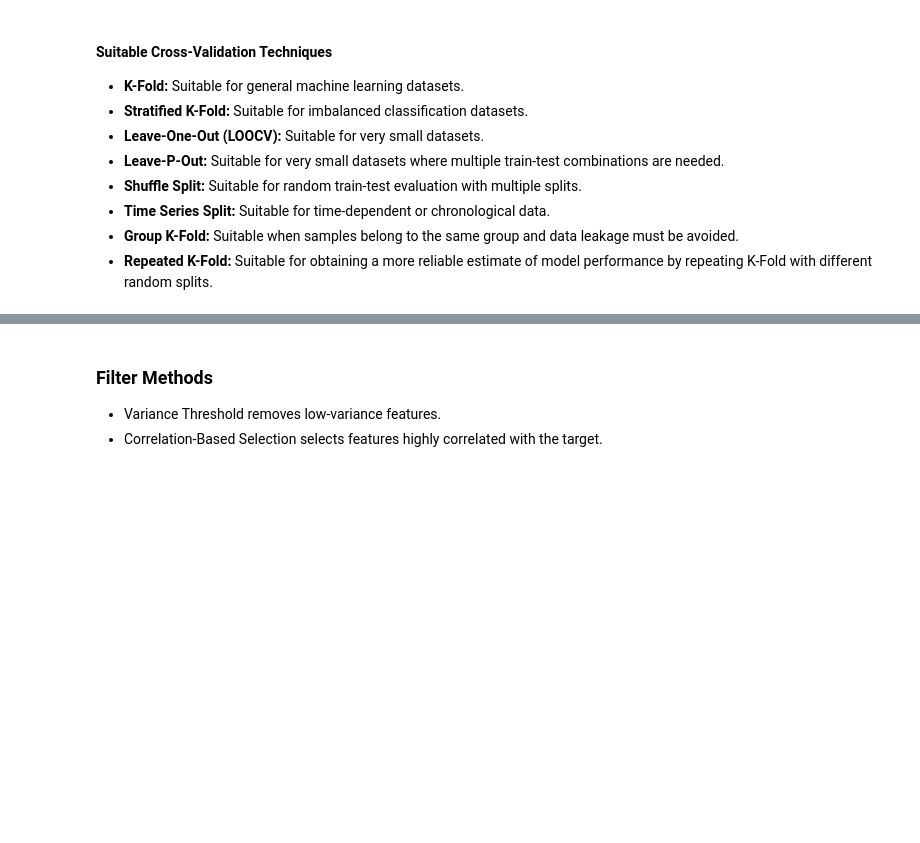
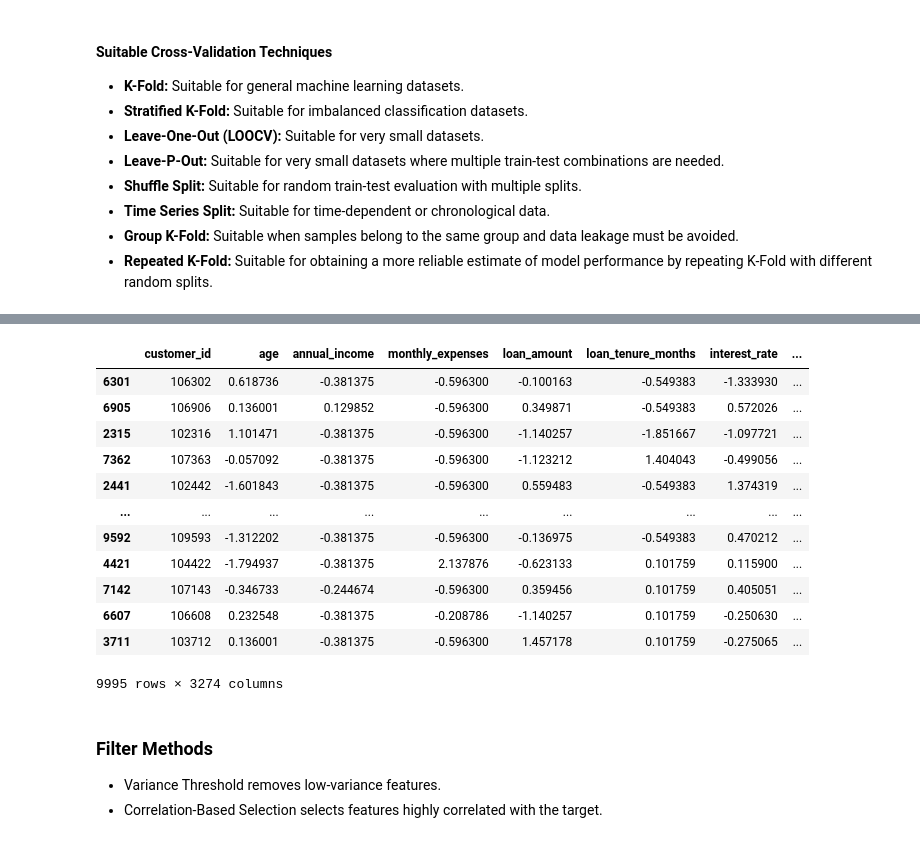
Before and after one commit to MonishDY/AI-Track, a Jupyter notebook: Module 2 - Feature Engineering/Capstone Project/MonishDY_230701195_Capstone_Case_Study.ipynb, the cells around one changed output, grey strips where cells are left out. Cells and saved outputs as stored; diff of their text form; code cells hidden in the pictures; blank space fills up the shorter version.

```diff
--- a/Module 2 - Feature Engineering/Capstone Project/MonishDY_230701195_Capstone_Case_Study.ipynb
+++ b/Module 2 - Feature Engineering/Capstone Project/MonishDY_230701195_Capstone_Case_Study.ipynb
@@ -817,4 +824,20 @@ risk_segment_Low      0.120067
 dtype: float64
+# %%
+X
+# %% [output]
+|  | customer_id | age | annual_income | monthly_expenses | loan_amount | loan_tenure_months | interest_rate | ... |
+| 6301 | 106302 | 0.618736 | -0.381375 | -0.596300 | -0.100163 | -0.549383 | -1.333930 | ... |
+| 6905 | 106906 | 0.136001 | 0.129852 | -0.596300 | 0.349871 | -0.549383 | 0.572026 | ... |
+| 2315 | 102316 | 1.101471 | -0.381375 | -0.596300 | -1.140257 | -1.851667 | -1.097721 | ... |
+| 7362 | 107363 | -0.057092 | -0.381375 | -0.596300 | -1.123212 | 1.404043 | -0.499056 | ... |
+| 2441 | 102442 | -1.601843 | -0.381375 | -0.596300 | 0.559483 | -0.549383 | 1.374319 | ... |
+| ... | ... | ... | ... | ... | ... | ... | ... | ... |
+| 9592 | 109593 | -1.312202 | -0.381375 | -0.596300 | -0.136975 | -0.549383 | 0.470212 | ... |
+| 4421 | 104422 | -1.794937 | -0.381375 | 2.137876 | -0.623133 | 0.101759 | 0.115900 | ... |
+| 7142 | 107143 | -0.346733 | -0.244674 | -0.596300 | 0.359456 | 0.101759 | 0.405051 | ... |
+| 6607 | 106608 | 0.232548 | -0.381375 | -0.208786 | -1.140257 | 0.101759 | -0.250630 | ... |
+| 3711 | 103712 | 0.136001 | -0.381375 | -0.596300 | 1.457178 | 0.101759 | -0.275065 | ... |
+9995 rows × 3274 columns
 # %% [markdown]
 ### Filter Methods
 
```
Also changed, not shown: parts of 15 cells of this notebook.
